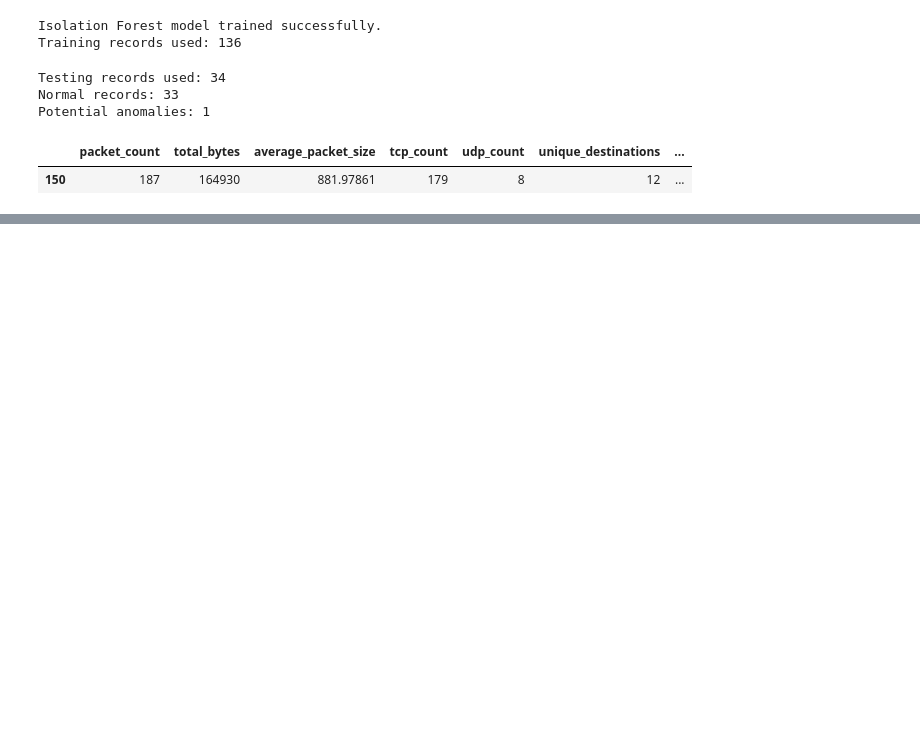
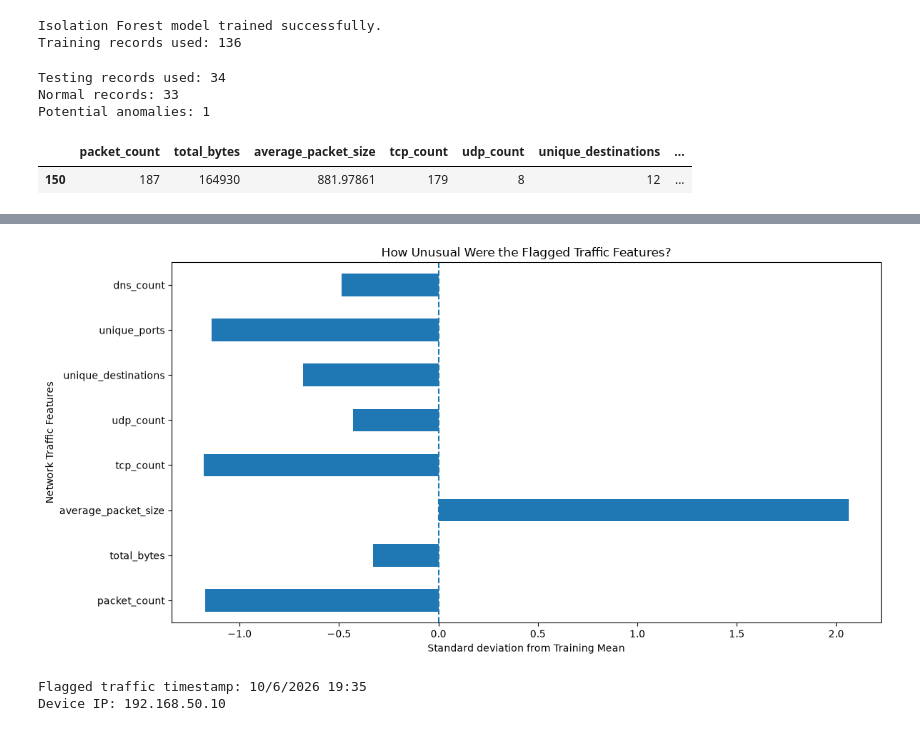
Before and after one commit to samiahmed90/Network-Anomaly-Detector, a Jupyter notebook: train-anomaly-detector.ipynb, the cells around one changed output, grey strips where cells are left out. Saved outputs shown, nothing was run; the diff lists cells and outputs as text; code cells hidden in the pictures; blank space fills up the shorter version.

```diff
--- a/train-anomaly-detector.ipynb
+++ b/train-anomaly-detector.ipynb
@@ -274,0 +381,42 @@ display(anomalies)
+# %%
+# =============================================================
+# Step 12: Visualize standard deviations from the training mean
+# =============================================================
+
+# Create a horizontal bar chart using the standard-deviation nvalues.
+comparison["standard_deviations_from_mean"].plot(
+    kind="barh",
+    figsize=(12, 6)
+)
+
+# Add a vertical reference line at zero (the training average).
+plt.axvline(x=0, linestyle="--")
+
+# Add a descriptive title and axis labels.
+plt.title("How Unusual Were the Flagged Traffic Features?")
+plt.xlabel("Standard deviation from Training Mean")
+plt.ylabel("Network Traffic Features")
+
+# Add spacing so labels and the title are not cut off.
+plt.tight_layout()
+
+# Display the chart.
+plt.show()
+# %% [output]
+[figure, added]
+# %%
+# ============================================================
+# Step 13: Identify the timestamp of the flagged record
+# ============================================================
+
+# Retrieve the timestamp of the first flagged record.
+flagged_timestamp = anomalies["minute"].iloc[0]
+
+# Display the timestamp we want to investigate.
+print("Flagged traffic timestamp:", flagged_timestamp)
+
+# Display the device that generated the flagged traffic.
+print("Device IP:", anomalies["device_ip"].iloc[0])
+# %% [output]
+Flagged traffic timestamp: 10/6/2026 19:35
+Device IP: 192.168.50.10
```
Also changed, not shown: parts of 6 cells of this notebook.
